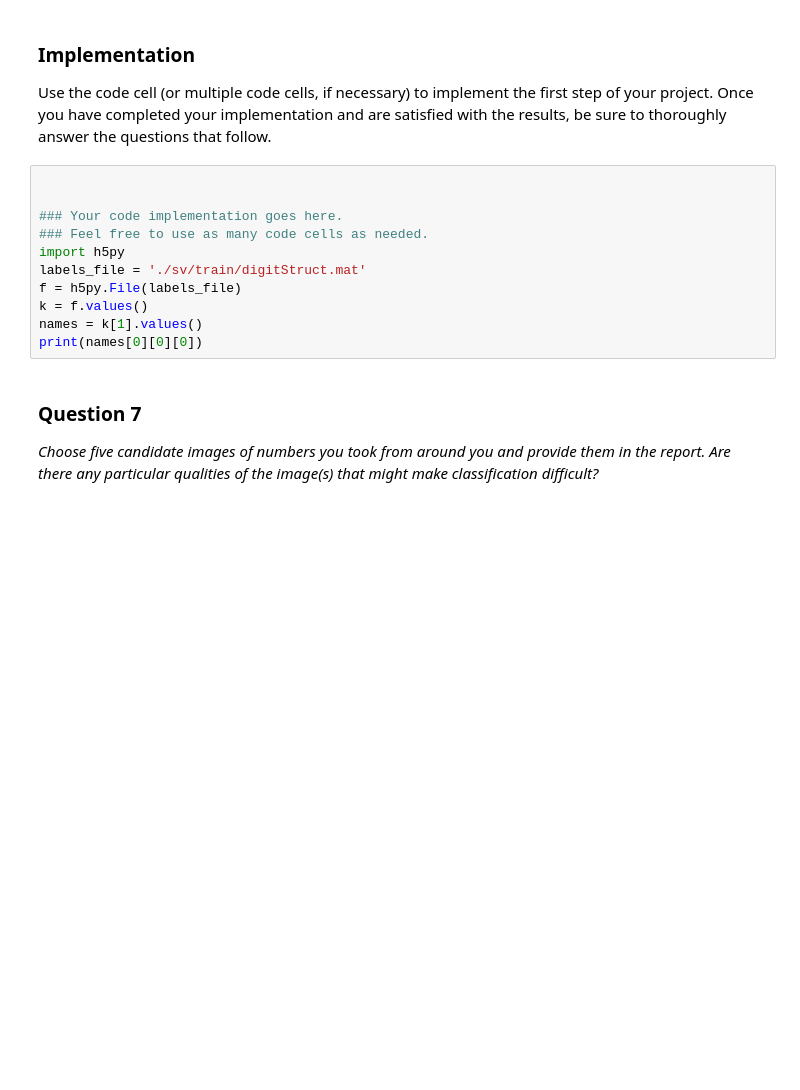
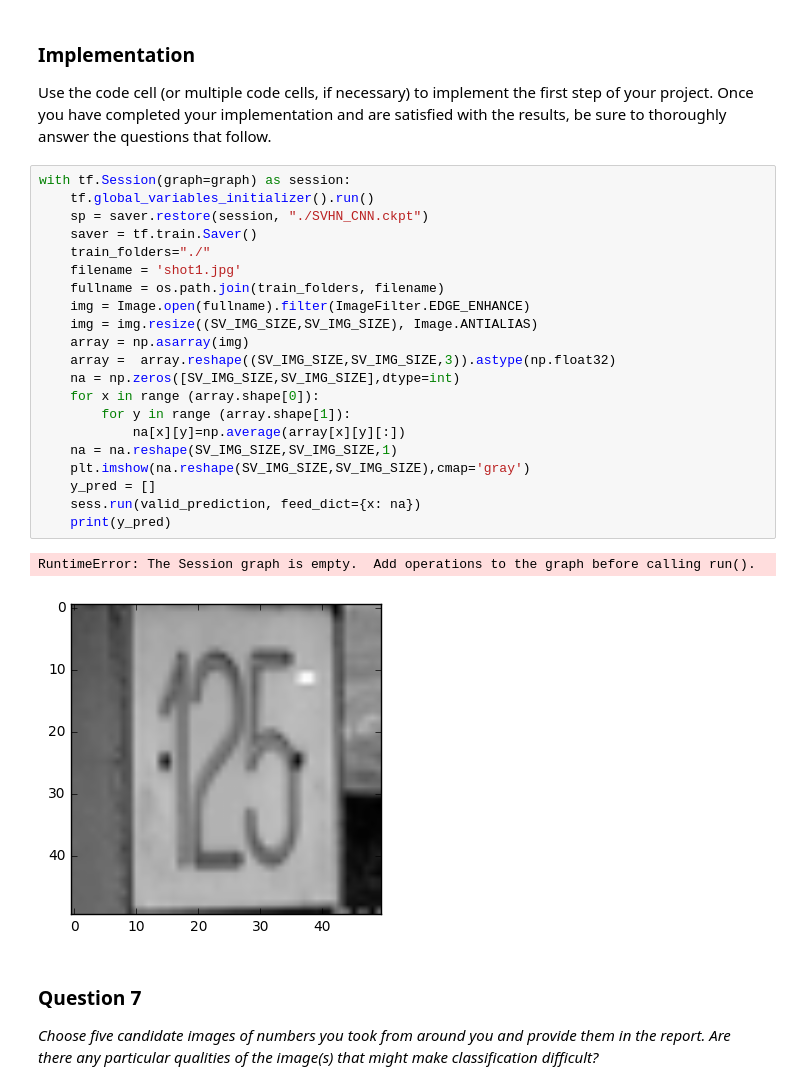
Before and after one commit to asindico/digitRecognition, a Jupyter notebook: digit_recognition.ipynb, the cells around one changed output. Saved outputs shown, nothing was run; the diff lists cells and outputs as text; blank space fills up the shorter version.

```diff
--- a/digit_recognition.ipynb
+++ b/digit_recognition.ipynb
@@ -671,17 +667,30 @@ Take several pictures of numbers that you find around you (at least five), and r
 # %% [markdown]
 ### Implementation
 Use the code cell (or multiple code cells, if necessary) to implement the first step of your project. Once you have completed your implementation and are satisfied with the results, be sure to thoroughly answer the questions that follow.
-# %%
-
-
-### Your code implementation goes here.
-### Feel free to use as many code cells as needed.
-import h5py
-labels_file = './sv/train/digitStruct.mat'
-f = h5py.File(labels_file)
-k = f.values()
-names = k[1].values()
-print(names[0][0][0])
+# %%
+with tf.Session(graph=graph) as session:
+    tf.global_variables_initializer().run()
+    sp = saver.restore(session, "./SVHN_CNN.ckpt")
+    saver = tf.train.Saver()
+    train_folders="./"
+    filename = 'shot1.jpg'
+    fullname = os.path.join(train_folders, filename)
+    img = Image.open(fullname).filter(ImageFilter.EDGE_ENHANCE)
+    img = img.resize((SV_IMG_SIZE,SV_IMG_SIZE), Image.ANTIALIAS)
+    array = np.asarray(img)
+    array =  array.reshape((SV_IMG_SIZE,SV_IMG_SIZE,3)).astype(np.float32)
+    na = np.zeros([SV_IMG_SIZE,SV_IMG_SIZE],dtype=int)
+    for x in range (array.shape[0]):
+        for y in range (array.shape[1]):
+            na[x][y]=np.average(array[x][y][:])
+    na = na.reshape(SV_IMG_SIZE,SV_IMG_SIZE,1)
+    plt.imshow(na.reshape(SV_IMG_SIZE,SV_IMG_SIZE),cmap='gray')
+    y_pred = []
+    sess.run(valid_prediction, feed_dict={x: na})
+    print(y_pred)
+# %% [output]
+RuntimeError: The Session graph is empty.  Add operations to the graph before calling run().
+[figure, added]
 # %% [markdown]
 
 ### Question 7
```
Also changed, not shown: parts of 5 cells of this notebook, 1 other file.
